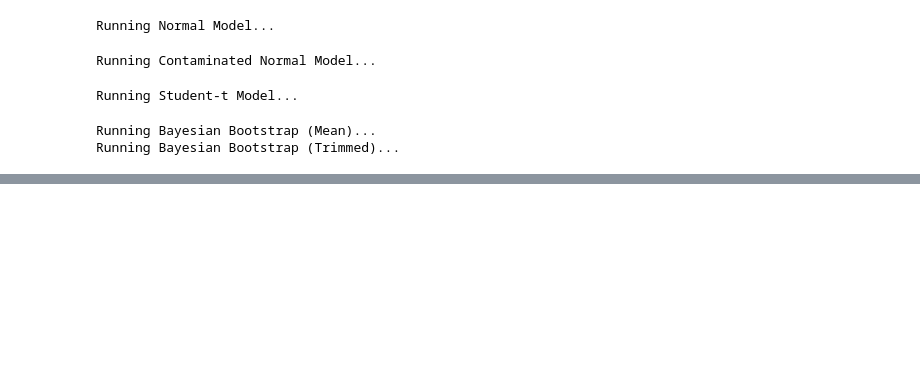
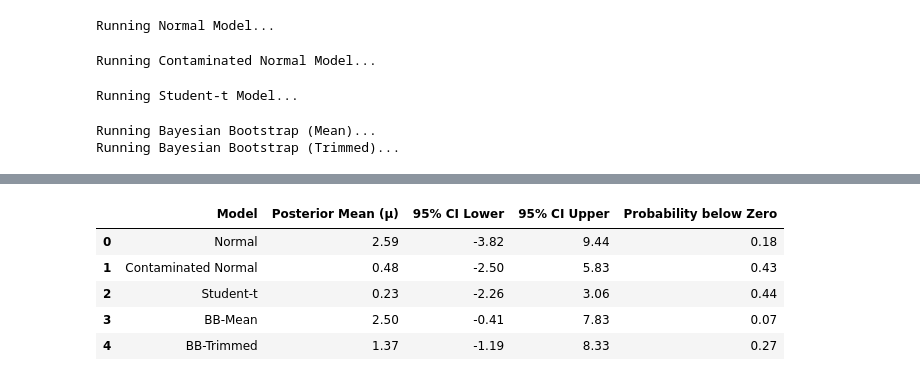
Before and after one commit to YuminPark78/credible-intervals-jax, a Jupyter notebook: notebooks/01_toy_data_violins.ipynb, the cells around one changed output, grey strips where cells are left out. Drawn from its saved outputs; the diff is of its cells as text; code cells hidden in the pictures; blank space fills up the shorter version.

```diff
--- a/notebooks/01_toy_data_violins.ipynb
+++ b/notebooks/01_toy_data_violins.ipynb
@@ -97,0 +123,37 @@ Passing `palette` without assigning `hue` is deprecated and will be removed in v
+# %%
+# 1. Gather the samples into a dictionary
+mu_samples_dict = {
+    "Normal": mu_normal,
+    "Contaminated Normal": mu_contaminated,
+    "Student-t": mu_student_t,
+    "BB-Mean": mu_bb_mean,
+    "BB-Trimmed": mu_bb_trim
+}
+
+summary_stats = []
+
+# 2. Calculate point estimates (mean) and 95% credible intervals (2.5% and 97.5% percentiles)
+for model_name, samples in mu_samples_dict.items():
+    mean_est = np.mean(samples)
+    ci_lower = np.percentile(samples, 2.5)
+    ci_upper = np.percentile(samples, 97.5)
+    prob_less_than_zero = np.mean(samples < 0.0)
+
+    summary_stats.append({
+        "Model": model_name,
+        "Posterior Mean (μ)": f"{mean_est:.2f}",
+        "95% CI Lower": f"{ci_lower:.2f}",
+        "95% CI Upper": f"{ci_upper:.2f}",
+        "Probability below Zero": f"{prob_less_than_zero:.2f}"
+    })
+
+# 3. Display as a clean DataFrame
+df_summary = pd.DataFrame(summary_stats)
+df_summary
+# %% [output]
+|  | Model | Posterior Mean (μ) | 95% CI Lower | 95% CI Upper | Probability below Zero |
+| 0 | Normal | 2.59 | -3.82 | 9.44 | 0.18 |
+| 1 | Contaminated Normal | 0.48 | -2.50 | 5.83 | 0.43 |
+| 2 | Student-t | 0.23 | -2.26 | 3.06 | 0.44 |
+| 3 | BB-Mean | 2.50 | -0.41 | 7.83 | 0.07 |
+| 4 | BB-Trimmed | 1.37 | -1.19 | 8.33 | 0.27 |
```
Also changed, not shown: parts of 12 cells of this notebook.
